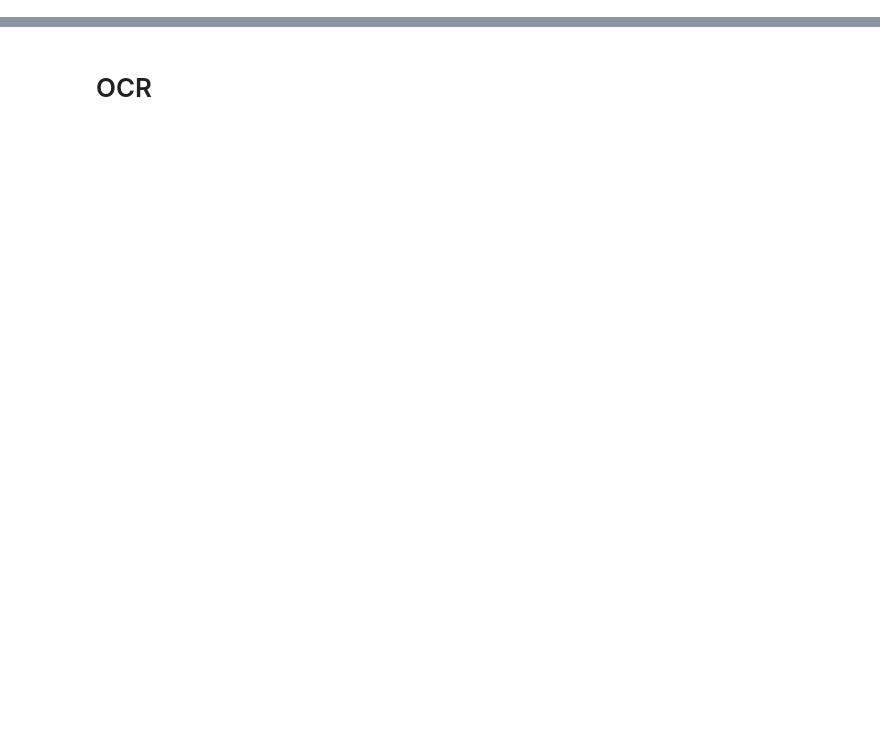
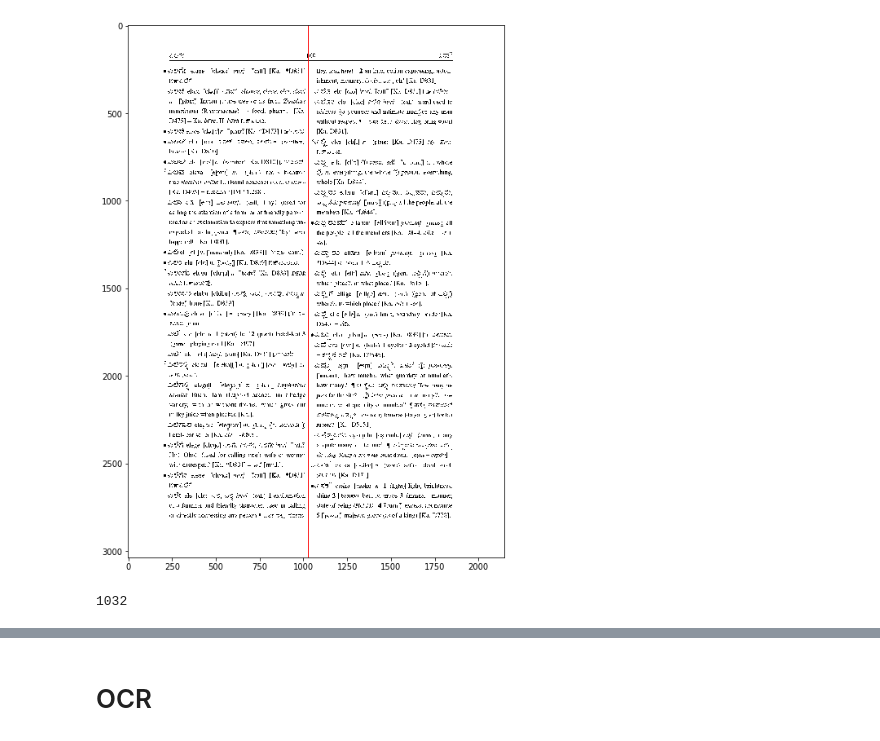
Before and after one commit to p-acharya/opencv_ocr, a Jupyter notebook: ocr_clean.ipynb, the cells around one changed output, grey strips where cells are left out. Saved outputs shown, nothing was run; the diff lists cells and outputs as text; code cells hidden in the pictures; blank space fills up the shorter version.

```diff
--- a/ocr_clean.ipynb
+++ b/ocr_clean.ipynb
@@ -103 +130,7 @@ av = vert_avg/len(vert_line)
+# %%
+imt = split(188) #fm 147
+av1 = imt[1]
+# %% [output]
+[figure, added]
+1032
 # %%
```
Also changed, not shown: parts of 13 cells of this notebook.
